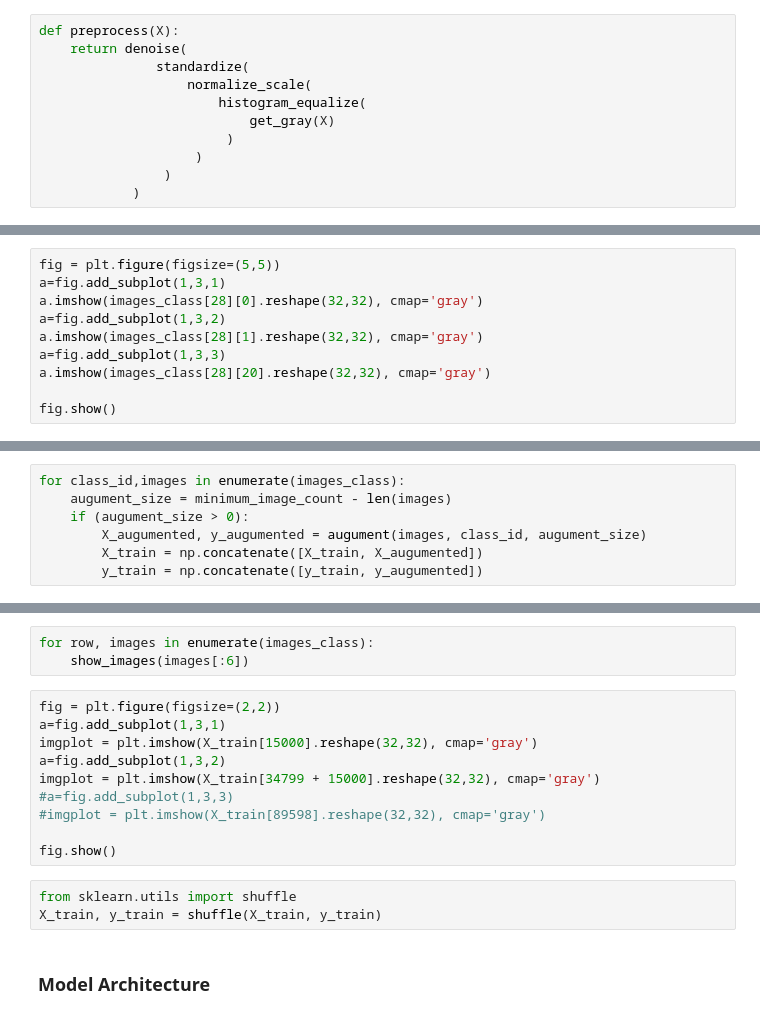
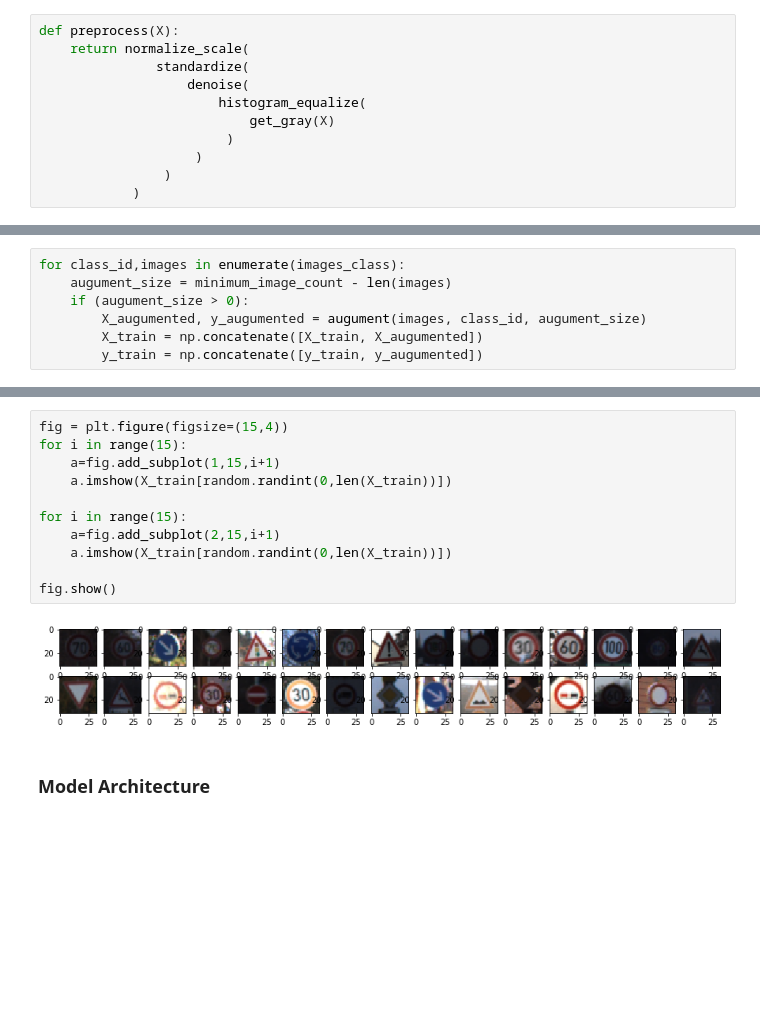
Before and after one commit to rosocz/TrafficSign, a Jupyter notebook: Traffic_Sign_Classifier.ipynb, the cells around one changed output, grey strips where cells are left out. Drawn from its saved outputs; the diff is of its cells as text; blank space fills up the shorter version.

```diff
--- a/Traffic_Sign_Classifier.ipynb
+++ b/Traffic_Sign_Classifier.ipynb
@@ -170,8 +216,8 @@ def denoise(X):
 # %%
 def preprocess(X):
-    return denoise(
+    return normalize_scale(
                standardize(
-                   normalize_scale(
+                   denoise(
                        histogram_equalize(
                            get_gray(X)
                         )
@@ -197,10 +239,0 @@ for i in range(max(y_train)):
-# %%
-fig = plt.figure(figsize=(5,5))
-a=fig.add_subplot(1,3,1)
-a.imshow(images_class[28][0].reshape(32,32), cmap='gray')
-a=fig.add_subplot(1,3,2)
-a.imshow(images_class[28][1].reshape(32,32), cmap='gray')
-a=fig.add_subplot(1,3,3)
-a.imshow(images_class[28][20].reshape(32,32), cmap='gray')
-
-fig.show()
@@ -297,19 +313,16 @@ def show_images(images, cols = 1, titles = None):
-# %%
-for row, images in enumerate(images_class):
-    show_images(images[:6])
-# %%
-fig = plt.figure(figsize=(2,2))
-a=fig.add_subplot(1,3,1)
-imgplot = plt.imshow(X_train[15000].reshape(32,32), cmap='gray')
-a=fig.add_subplot(1,3,2)
-imgplot = plt.imshow(X_train[34799 + 15000].reshape(32,32), cmap='gray')
-#a=fig.add_subplot(1,3,3)
-#imgplot = plt.imshow(X_train[89598].reshape(32,32), cmap='gray')
-
-fig.show()
-# %%
-from sklearn.utils import shuffle
-X_train, y_train = shuffle(X_train, y_train)
+# %%
+fig = plt.figure(figsize=(15,4))
+for i in range(15):
+    a=fig.add_subplot(1,15,i+1)
+    a.imshow(X_train[random.randint(0,len(X_train))])
+
+for i in range(15):
+    a=fig.add_subplot(2,15,i+1)
+    a.imshow(X_train[random.randint(0,len(X_train))])
+
+fig.show()
+# %% [output]
+[figure, added]
 # %% [markdown]
 ### Model Architecture
 # %%
```
Also changed, not shown: parts of 27 cells of this notebook.
